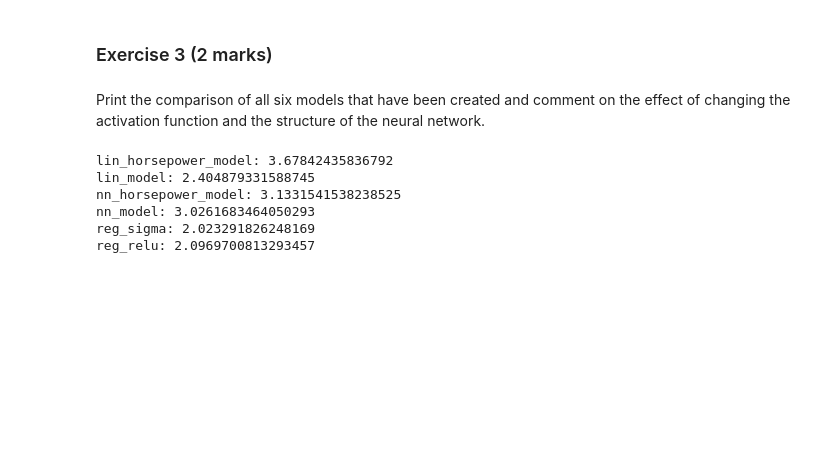
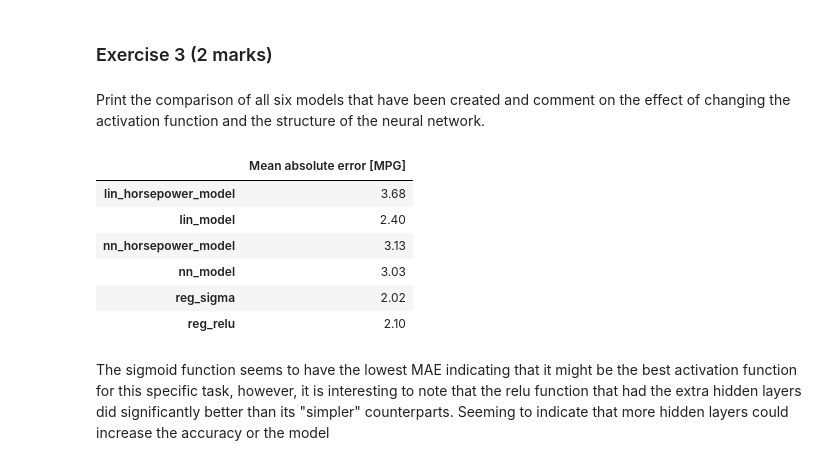
Before and after one commit to SwiftDusk77/ADS2002-bhal0021, a Jupyter notebook: NN_Regression_MPG_2024.ipynb, the cells around one changed output. Saved outputs shown, nothing was run; the diff lists cells and outputs as text; code cells hidden in the pictures; blank space fills up the shorter version.

```diff
--- a/NN_Regression_MPG_2024.ipynb
+++ b/NN_Regression_MPG_2024.ipynb
@@ -528,6 +528,9 @@ Model: "sequential_7"
  Trainable params: 0 (0.00 B)
  Non-trainable params: 19 (80.00 B)
 [figure]
+# %%
+
+test_results['reg_sigma'] = reg_sigma.evaluate(X_test, y_test, verbose=0)
 # %% [markdown]
 ### Exercise 2 (4 marks)
 # %% [markdown]
@@ -575,14 +578,15 @@ Model: "sequential_8"
 ### Exercise 3 (2 marks)
 # %% [markdown]
 Print the comparison of all six models that have been created and comment on the effect of changing the activation function and the structure of the neural network.
-# %%
-# Print results for each model
-for model_name, result in test_results.items():
-    print(f"{model_name}: {result}")
-# %% [output]
-lin_horsepower_model: 3.67842435836792
-lin_model: 2.404879331588745
-nn_horsepower_model: 3.1331541538238525
-nn_model: 3.0261683464050293
-reg_sigma: 2.023291826248169
-reg_relu: 2.0969700813293457
+# %%
+pd.DataFrame(test_results, index=['Mean absolute error [MPG]']).T
+# %% [output]
+|  | Mean absolute error [MPG] |
+| lin_horsepower_model | 3.68 |
+| lin_model | 2.40 |
+| nn_horsepower_model | 3.13 |
+| nn_model | 3.03 |
+| reg_sigma | 2.02 |
+| reg_relu | 2.10 |
+# %% [markdown]
+The sigmoid function seems to have the lowest MAE indicating that it might be the best activation function for this specific task, however, it is interesting to note that the relu function that had the extra hidden layers did significantly better than its "simpler" counterparts. Seeming to indicate that more hidden layers could increase the accuracy or the model
```
